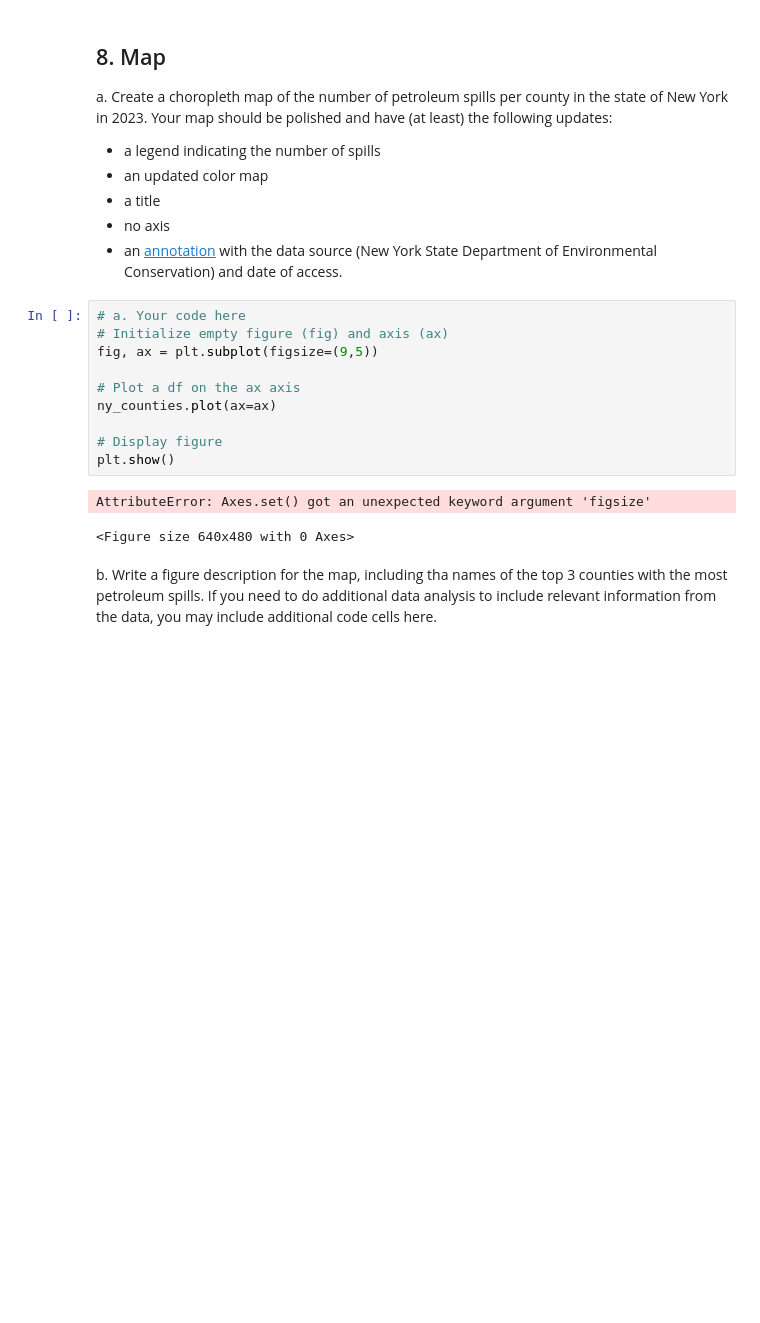
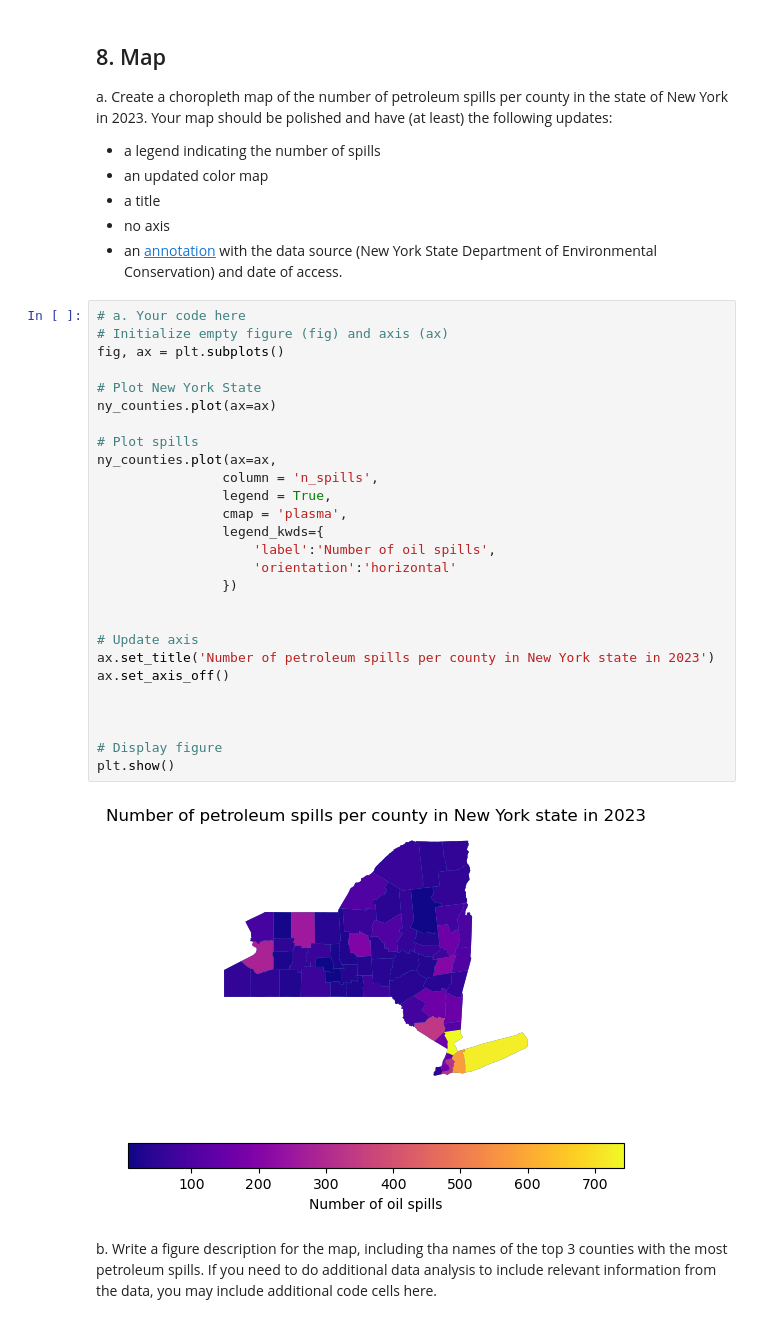
Before and after one commit to tommats00/eds220-hwk3, a Jupyter notebook: hwk3-task2-oil-spills.ipynb, the cells around one changed output. Drawn from its saved outputs; the diff is of its cells as text; blank space fills up the shorter version.

```diff
--- a/hwk3-task2-oil-spills.ipynb
+++ b/hwk3-task2-oil-spills.ipynb
@@ -529,16 +531,32 @@ Your map should be polished and have (at least) the following updates:
 # %%
 # a. Your code here
 # Initialize empty figure (fig) and axis (ax)
-fig, ax = plt.subplot(figsize=(9,5))
+fig, ax = plt.subplots()
 
-# Plot a df on the ax axis
+# Plot New York State
 ny_counties.plot(ax=ax)
+
+# Plot spills
+ny_counties.plot(ax=ax,
+                column = 'n_spills',
+                legend = True,
+                cmap = 'plasma',
+                legend_kwds={
+                    'label':'Number of oil spills',
+                    'orientation':'horizontal'
+                })
+
+
+# Update axis
+ax.set_title('Number of petroleum spills per county in New York state in 2023')
+ax.set_axis_off()
+
+
 
 # Display figure
 plt.show()
 # %% [output]
-AttributeError: Axes.set() got an unexpected keyword argument 'figsize'
-<Figure size 640x480 with 0 Axes>
+[figure, added]
 # %% [markdown]
 <!-- END QUESTION -->
 
```
Also changed, not shown: parts of 3 cells of this notebook.
